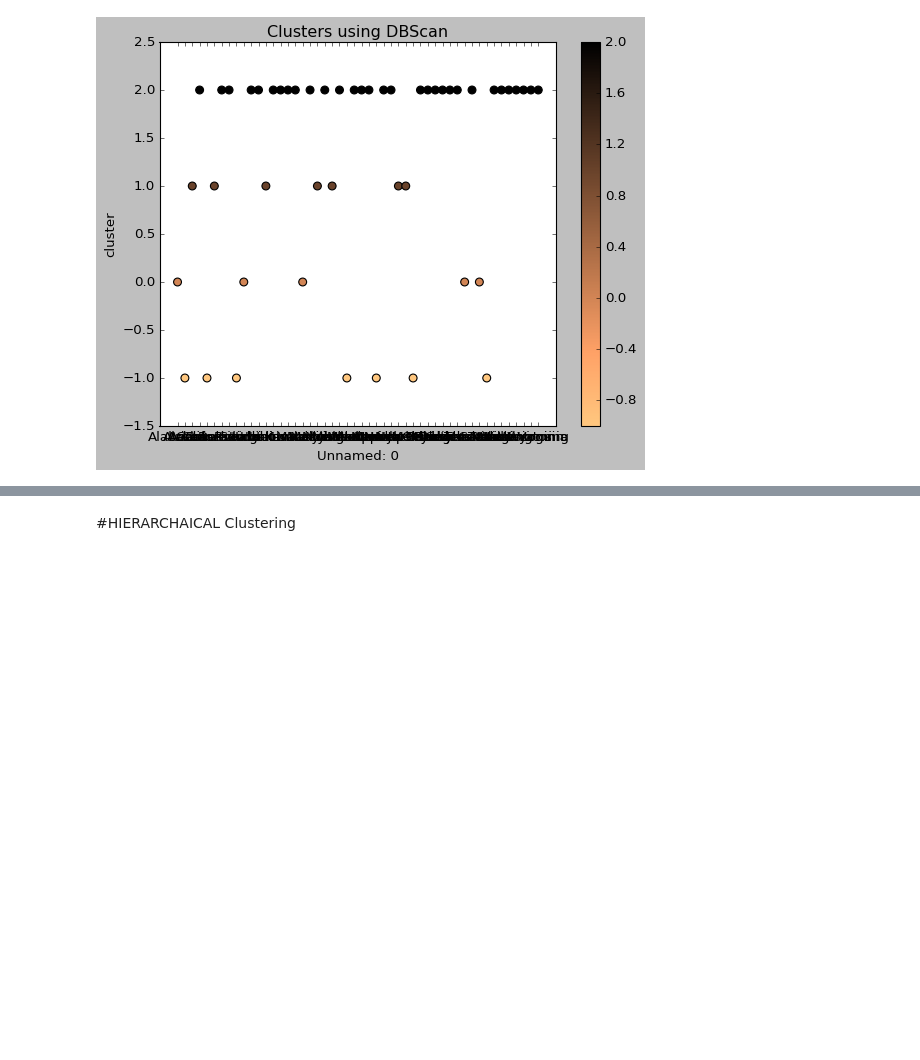
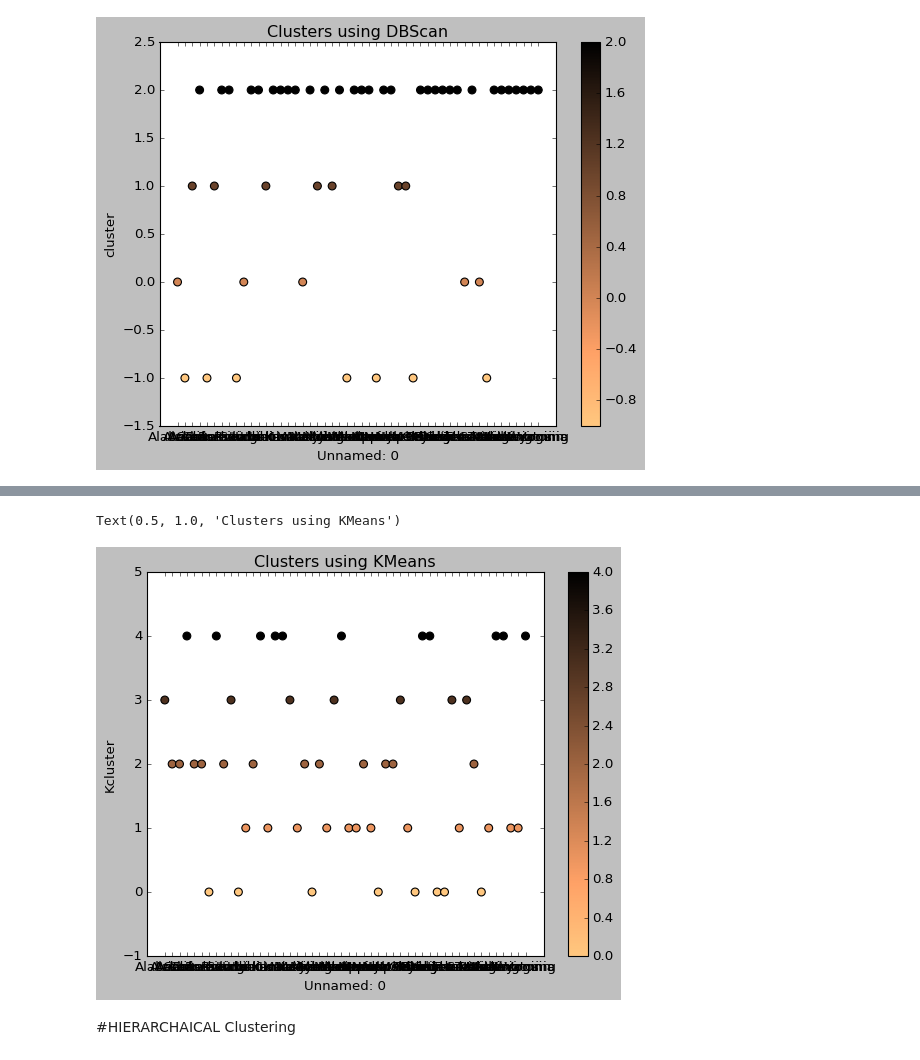
Before and after one commit to nagendrap418/data-mining, a Jupyter notebook: crime(cluster).ipynb, the cells around one changed output, grey strips where cells are left out. Saved outputs shown, nothing was run; the diff lists cells and outputs as text; code cells hidden in the pictures; blank space fills up the shorter version.

```diff
--- a/crime(cluster).ipynb
+++ b/crime(cluster).ipynb
@@ -350,3 +409,9 @@ plt.show();
+# %%
+df1.plot(x="Unnamed: 0",y ="Kcluster",c=y_kmeans ,kind="scatter",s=50 ,cmap=plt.cm.copper_r)
+plt.title('Clusters using KMeans')
+# %% [output]
+Text(0.5, 1.0, 'Clusters using KMeans')
+[figure, added]
 # %% [markdown]
 #HIERARCHAICAL Clustering
 # %%
```
Also changed, not shown: parts of 25 cells of this notebook.
